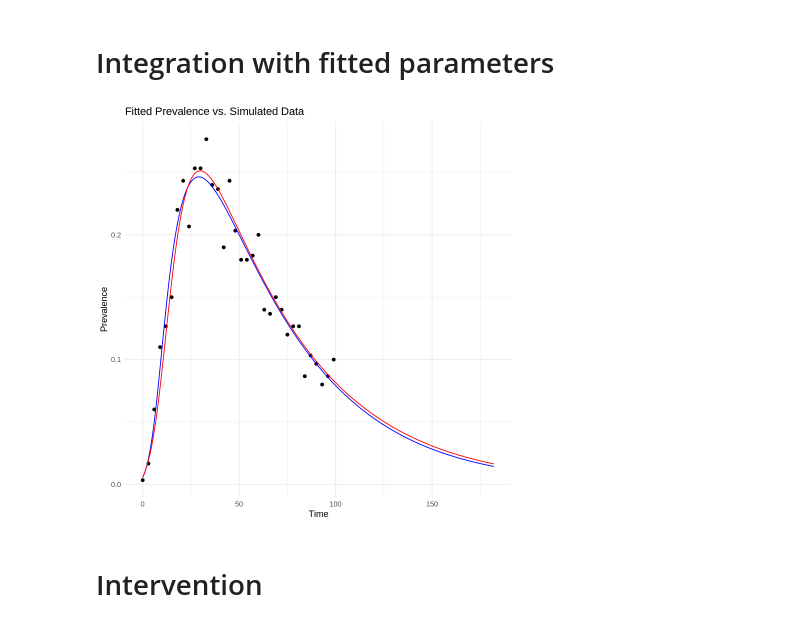
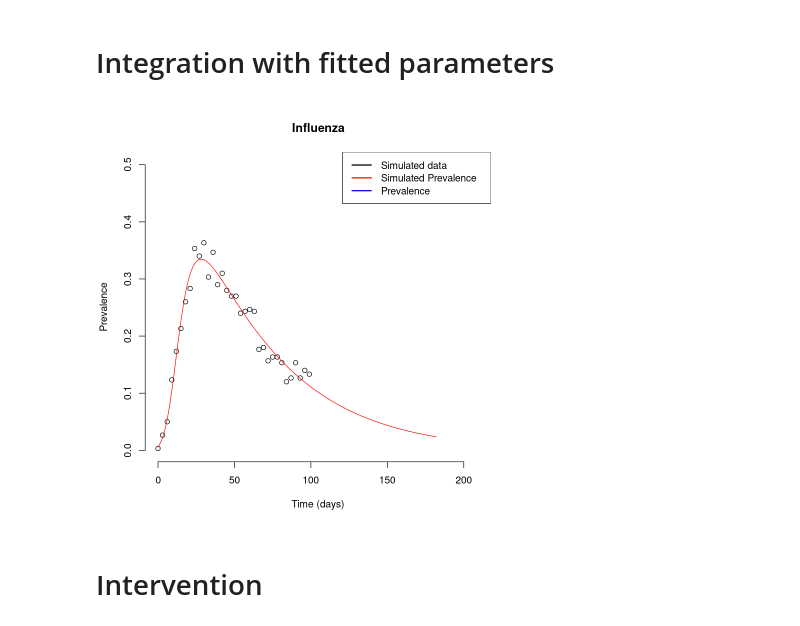
Before and after one commit to clemsadand/MMED-Group7, a Jupyter notebook: mmed_code_group7.ipynb, the cells around one changed output. Drawn from its saved outputs; the diff is of its cells as text; code cells hidden in the pictures.

Commit message:
Update with intervetntion plot

```diff
--- a/mmed_code_group7.ipynb
+++ b/mmed_code_group7.ipynb
@@ -43,8 +43,8 @@ seirv_model <- function(t, state, parameters) {
     N <- N_A + N_T
     I <- I_A + I_T
 
-    lambda_A <- beta_AA * I_A / N_A * exp(-a * I / N) + beta_TA * I_T / N_T * exp(-c * I / N)
-    lambda_T <- beta_TT * I_T / N_T + beta_AT * I_A / N_A * exp(-c * I / N)
+    lambda_A <- beta_AA * I_A / N_A * exp(-a*1/5 * I / N) + beta_TA * I_T / N_T * exp(-c*1/5* I / N)
+    lambda_T <- beta_TT * I_T / N_T + beta_AT * I_A / N_A * exp(-c*1/5 * I / N)
     #Risk averse
     dS_A <- - (nu + lambda_A) * S_A
     dE_A <- lambda_A * S_A - gamma * E_A
@@ -135,7 +135,18 @@ neg_log_likelihood <- function(params) {
 # Minimization of the negative log likelihood
 
 # Initial parameter guess
-initial_params <- params
+initial_params <- c(###YYYYES
+  a = 5,         # Modifier for type A
+  c = 2,         # Modifier for type T
+  beta_AA = 1,   # Transmission rate for A to A
+  beta_TA = 1,   # Transmission rate for T to A
+  beta_TT = 1,   # Transmission rate for T to T
+  beta_AT = 1,   # Transmission rate for A to T
+  nu = 0.1,        # Vaccination rate
+  gamma = 0.12,     # Transition rate from exposed to infectious
+  delta = 0.11,    # Recovery rate
+  epsilon = 0.01   # Death rate
+)
 
 # Optimize the parameters
 fitted_params <- optim(par = initial_params,
@@ -174,16 +209,30 @@ Warning message in dbinom(simulated_data$numPositives, simulated_data$numSamp, P
 # %%
 # Solve the model with fitted parameters
 fitted_output_df = simEpidemic(initial_state, times, seirv_model, fitted_params$par)
 # Plot fitted prevalence against simulated data
 
-colors <- c("Simulated Data" = "blue", "Simulated Prevalence" = "red", "Prevalence" = "orange")
-ggplot() +
-  geom_point(data = simulated_data, aes(x = time, y = P), color = "black") +
-  geom_line(data = fitted_output_df, aes(x = time, y = P), color = "blue") +
-  geom_line(data = output_df, aes(x = time, y = P), color = "red") +
-  labs(title = "Fitted Prevalence vs. Simulated Data", x = "Time", y = "Prevalence") +
-  theme_minimal()
+# ggplot() +
+#   geom_point(data = simulated_data, aes(x = time, y = P), color = "black") +
+#   geom_line(data = fitted_output_df, aes(x = time, y = P), color = "blue") +
+#   geom_line(data = output_df, aes(x = time, y = P), color = "red") +
+#   labs(title = "Fitted Prevalence vs. Simulated Data", x = "Time", y = "Prevalence") +
+#   theme_minimal()
+
+plot(simulated_data$time,               # Time on the x axis
+     simulated_data$P,                  # Number infected (I) on the y axis
+     xlab = "Time (days)",     # Label the x axis
+     ylab = "Prevalence",  # Label the y axis
+     main = "Influenza",    # Plot title
+     xlim = c(0, 1.15*max(ts_seirv_with_interv$time)),           #
+     ylim = c(0, max_y*1.5),
+     col="black",
+    #type = "l",                # Use a line plot
+     bty = "n")                 # Remove the box around the plot
+lines(fitted_output_df$time, fitted_output_df$P, col="red")
+# lines(output_df$time, output_df$P, col="blue")
+
+legend("topright", legend = c("Simulated data", "Simulated Prevalence", "Prevalence"), col = c("black", "red", "blue"), lwd = 2)
 # %% [output]
-[figure, old version]
+[figure, new version]
 # %% [markdown]
 # Intervention
```
Also changed, not shown: parts of 17 cells of this notebook.
